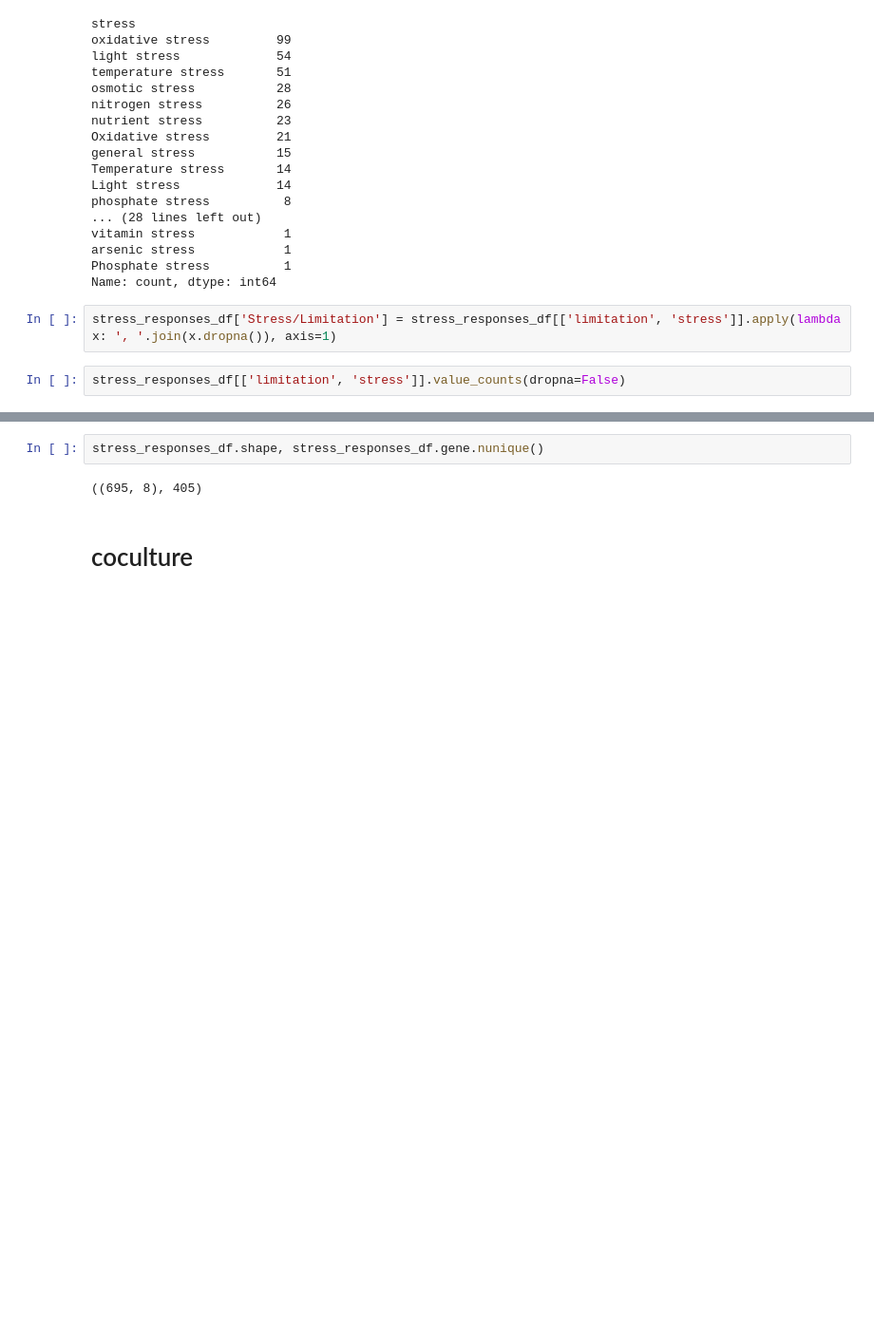
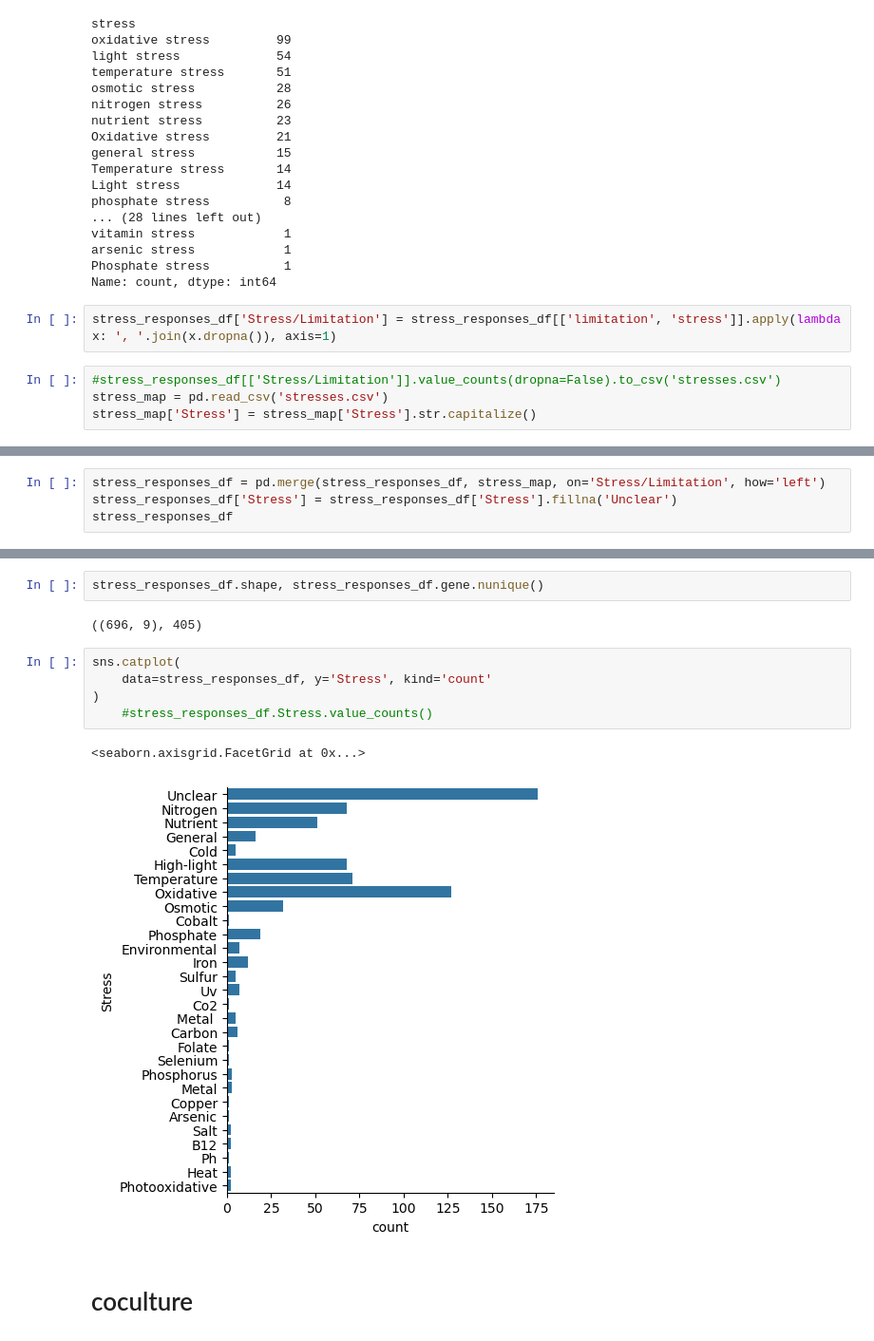
Before and after one commit to wosnat/llm_gene_expression, a Jupyter notebook: Review Paper 1 - single prompt/single prompt display.ipynb, the cells around one changed output, grey strips where cells are left out. Shown at 95% size. Cells and saved outputs as stored; diff of their text form; blank space fills up the shorter version.

```diff
--- a/Review Paper 1 - single prompt/single prompt display.ipynb
+++ b/Review Paper 1 - single prompt/single prompt display.ipynb
@@ -921,4 +939,6 @@ Name: count, dtype: int64
 # %%
 stress_responses_df['Stress/Limitation'] = stress_responses_df[['limitation', 'stress']].apply(lambda x: ', '.join(x.dropna()), axis=1)
 # %%
-stress_responses_df[['limitation', 'stress']].value_counts(dropna=False)
+#stress_responses_df[['Stress/Limitation']].value_counts(dropna=False).to_csv('stresses.csv')
+stress_map = pd.read_csv('stresses.csv')
+stress_map['Stress'] = stress_map['Stress'].str.capitalize()
@@ -938,0 +960,4 @@ Name: count, Length: 70, dtype: int64
+# %%
+stress_responses_df = pd.merge(stress_responses_df, stress_map, on='Stress/Limitation', how='left')
+stress_responses_df['Stress'] = stress_responses_df['Stress'].fillna('Unclear')
+stress_responses_df
@@ -939,7 +978,15 @@ Name: count, Length: 70, dtype: int64
 # %%
 stress_responses_df.shape, stress_responses_df.gene.nunique()
 # %% [output]
-((695, 8), 405)
+((696, 9), 405)
+# %%
+sns.catplot(
+    data=stress_responses_df, y='Stress', kind='count'
+)
+    #stress_responses_df.Stress.value_counts()
+# %% [output]
+<seaborn.axisgrid.FacetGrid at 0x...>
+[figure, added]
 # %% [markdown]
 # coculture
 # %%
```
Also changed, not shown: parts of 10 cells of this notebook, 2 other files.
